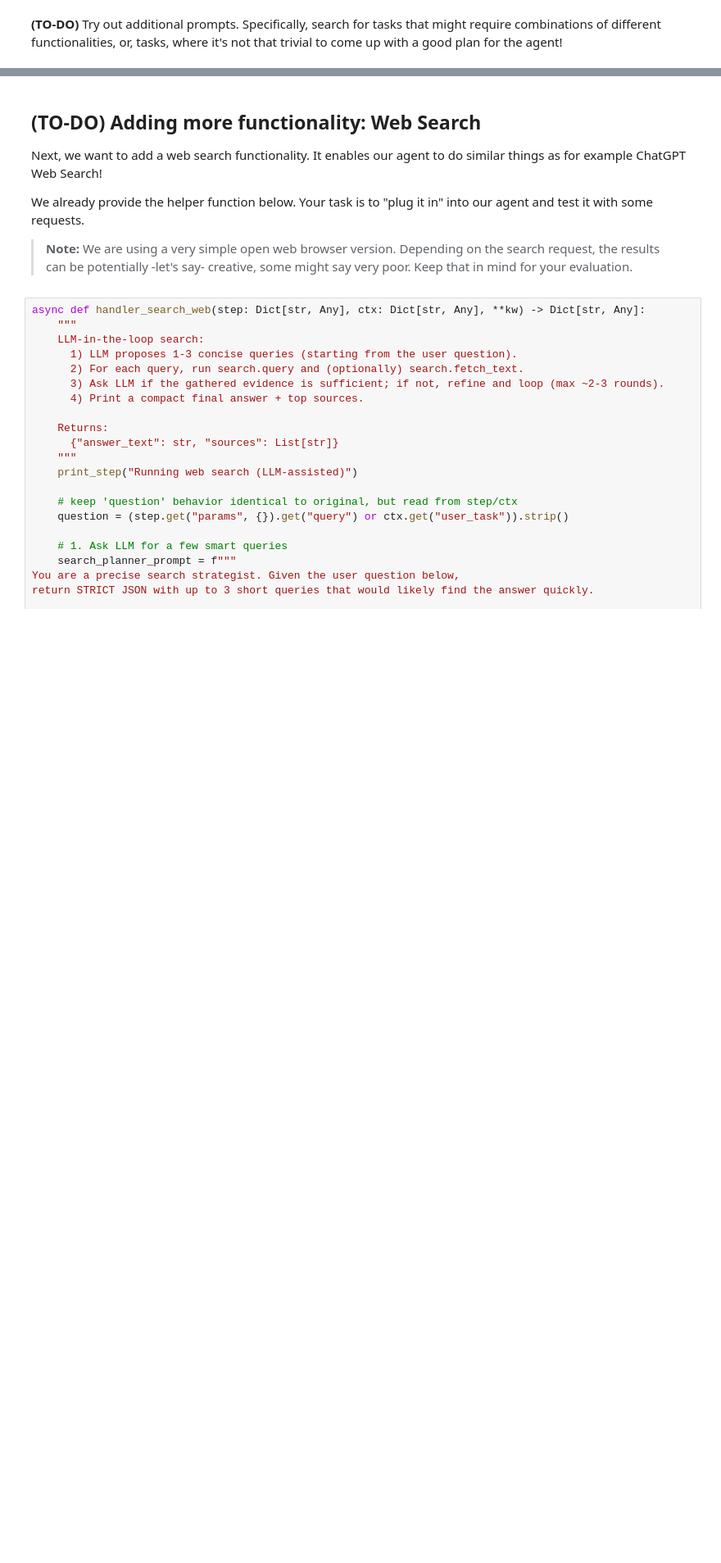
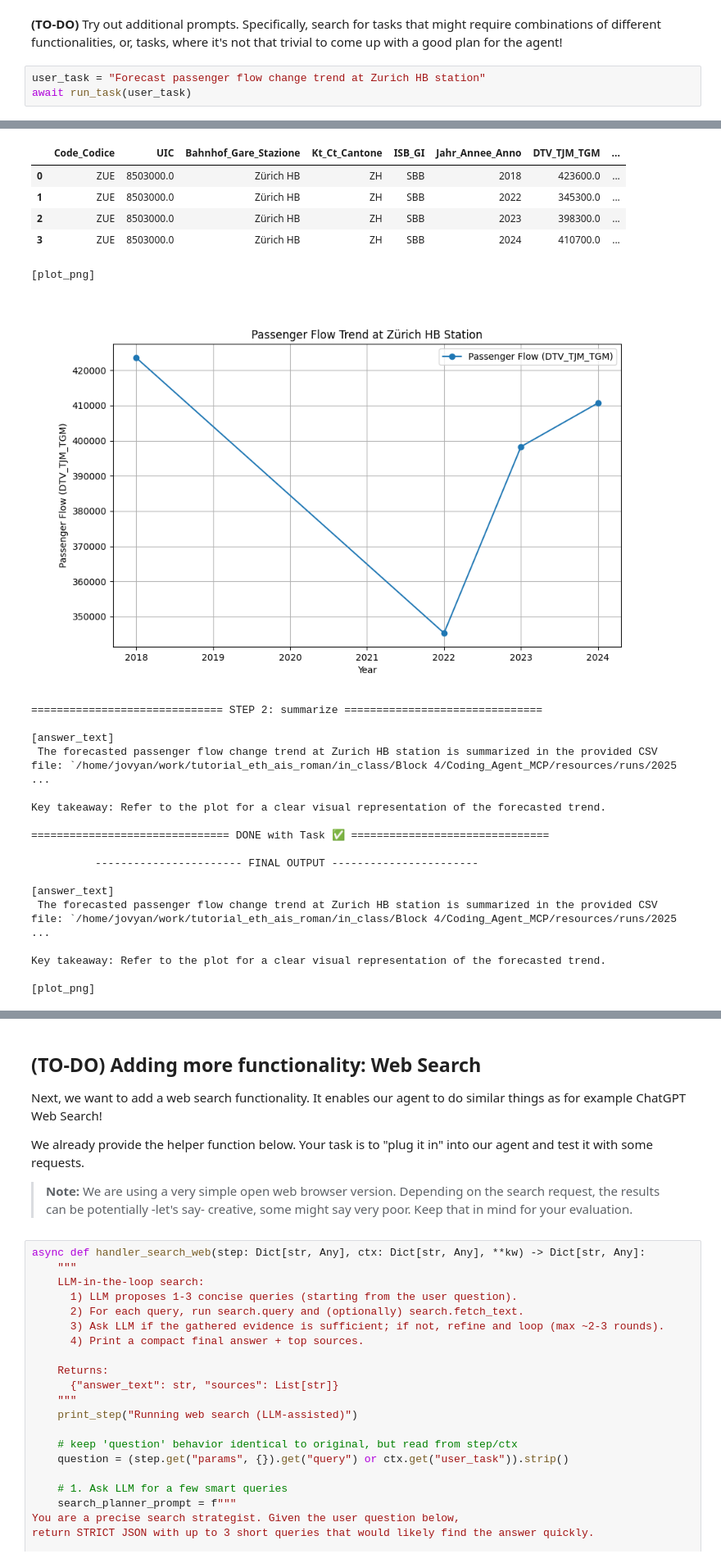
Before and after one commit to raliaskarov/tutorial_eth_ais_roman, a Jupyter notebook: in_class/Block 4/Coding_Agent_MCP/agent.ipynb, the cells around one changed output, grey strips where cells are left out. Shown: that part at 82% size. Cells and saved outputs as stored; diff of their text form; blank space fills up the shorter version.

```diff
--- a/in_class/Block 4/Coding_Agent_MCP/agent.ipynb
+++ b/in_class/Block 4/Coding_Agent_MCP/agent.ipynb
@@ -924,2 +1264,6 @@ await run_task(user_task)
 # %% [markdown]
 **(TO-DO)** Try out additional prompts. Specifically, search for tasks that might require combinations of different functionalities, or, tasks, where it's not that trivial to come up with a good plan for the agent!
+# %%
+user_task = "Forecast passenger flow change trend at Zurich HB station"
+await run_task(user_task)
+# %% [output]
@@ -925,0 +1287,24 @@ await run_task(user_task)
+|  | Code_Codice | UIC | Bahnhof_Gare_Stazione | Kt_Ct_Cantone | ISB_GI | Jahr_Annee_Anno | DTV_TJM_TGM | ... |
+| 0 | ZUE | 8503000.0 | Zürich HB | ZH | SBB | 2018 | 423600.0 | ... |
+| 1 | ZUE | 8503000.0 | Zürich HB | ZH | SBB | 2022 | 345300.0 | ... |
+| 2 | ZUE | 8503000.0 | Zürich HB | ZH | SBB | 2023 | 398300.0 | ... |
+| 3 | ZUE | 8503000.0 | Zürich HB | ZH | SBB | 2024 | 410700.0 | ... |
+[plot_png]
+[figure, added]
+============================== STEP 2: summarize ===============================
+
+[answer_text]
+ The forecasted passenger flow change trend at Zurich HB station is summarized in the provided CSV file: `/home/jovyan/work/tutorial_eth_ais_roman/in_class/Block 4/Coding_Agent_MCP/resources/runs/2025 ...
+
+Key takeaway: Refer to the plot for a clear visual representation of the forecasted trend.
+
+=============================== DONE with Task ✅ ===============================
+
+          ----------------------- FINAL OUTPUT -----------------------
+
+[answer_text]
+ The forecasted passenger flow change trend at Zurich HB station is summarized in the provided CSV file: `/home/jovyan/work/tutorial_eth_ais_roman/in_class/Block 4/Coding_Agent_MCP/resources/runs/2025 ...
+
+Key takeaway: Refer to the plot for a clear visual representation of the forecasted trend.
+
+[plot_png]
```
Also changed, not shown: parts of 24 cells of this notebook, 48 other files.
